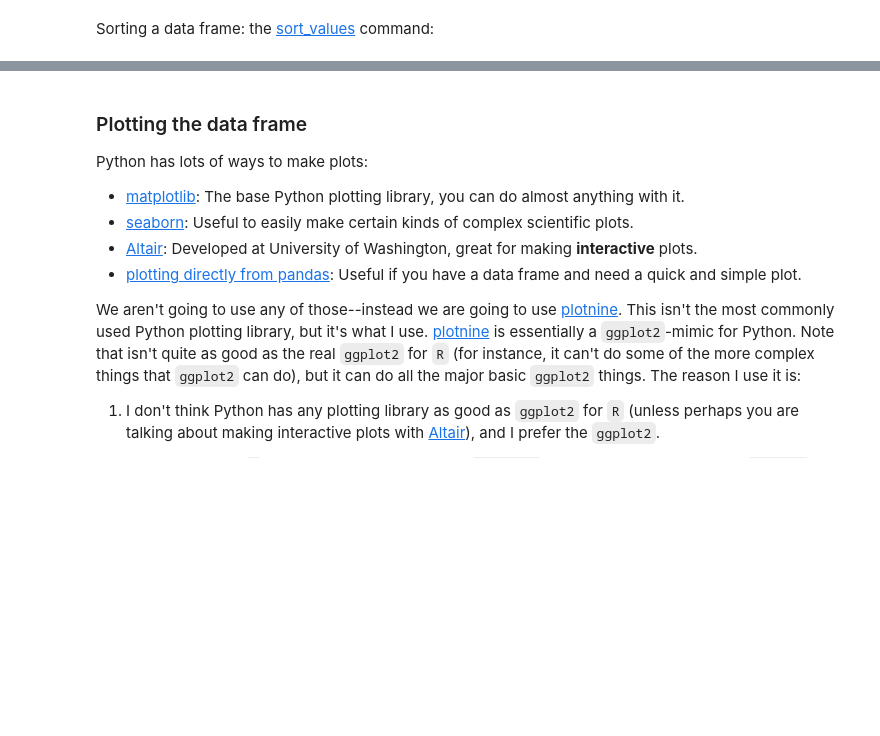
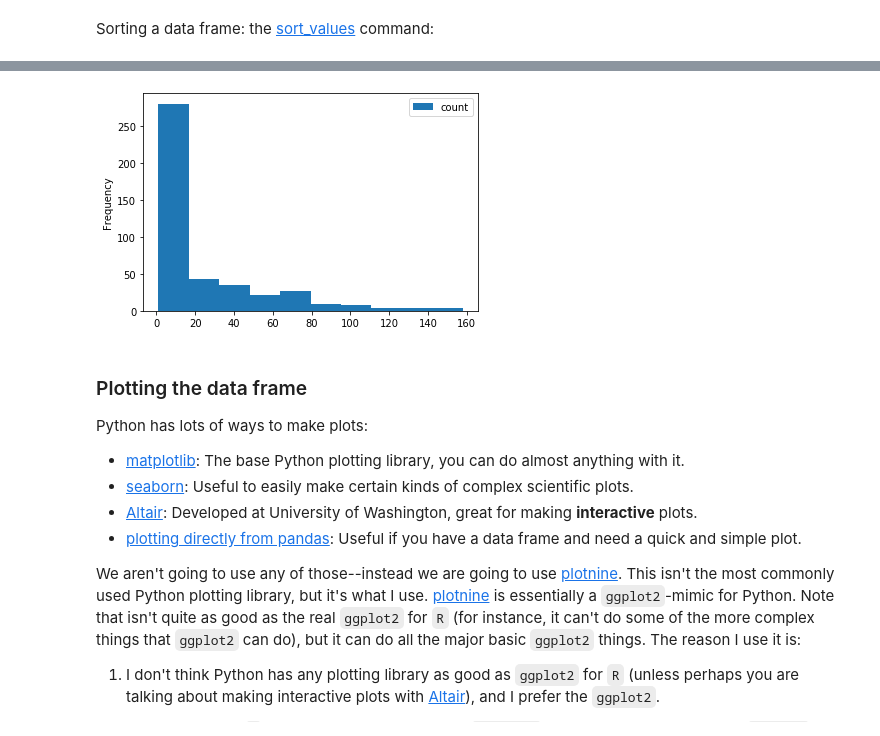
Before and after one commit to FredHutch/tfcb_2022, a Jupyter notebook: lectures/lecture09/lecture09.ipynb, the cells around one changed output, grey strips where cells are left out. Cells and saved outputs as stored; diff of their text form; code cells hidden in the pictures; blank space fills up the shorter version.

```diff
--- a/lectures/lecture09/lecture09.ipynb
+++ b/lectures/lecture09/lecture09.ipynb
@@ -357,0 +311,4 @@ raise NotImplementedError('generate `seqreads_str2` using a for loop')
+# %%
+seqreads_str_2 = []
+for seqrecord in seqreads:
+    seqreads_str_2.append(str(seqrecord.seq))
@@ -406,0 +449,8 @@ raise NotImplementedError('create a data frame')
+# %%
+import pandas
+
+barcode_counts_df = pandas.Series(barcode_counts).reset_index()
+
+barcode_counts_df.columns = ['barcode', 'count']
+
+barcode_counts_df
@@ -415,3 +500,9 @@ raise NotImplementedError('use `sort_values`')
+# %%
+# use pandas built in plotting
+
+fig = barcode_counts_df.plot.hist('count')
+# %% [output]
+[figure, added]
 # %% [markdown]
 ### Plotting the data frame
 Python has lots of ways to make plots:
```
Also changed, not shown: parts of 38 cells of this notebook, 2 other files.
